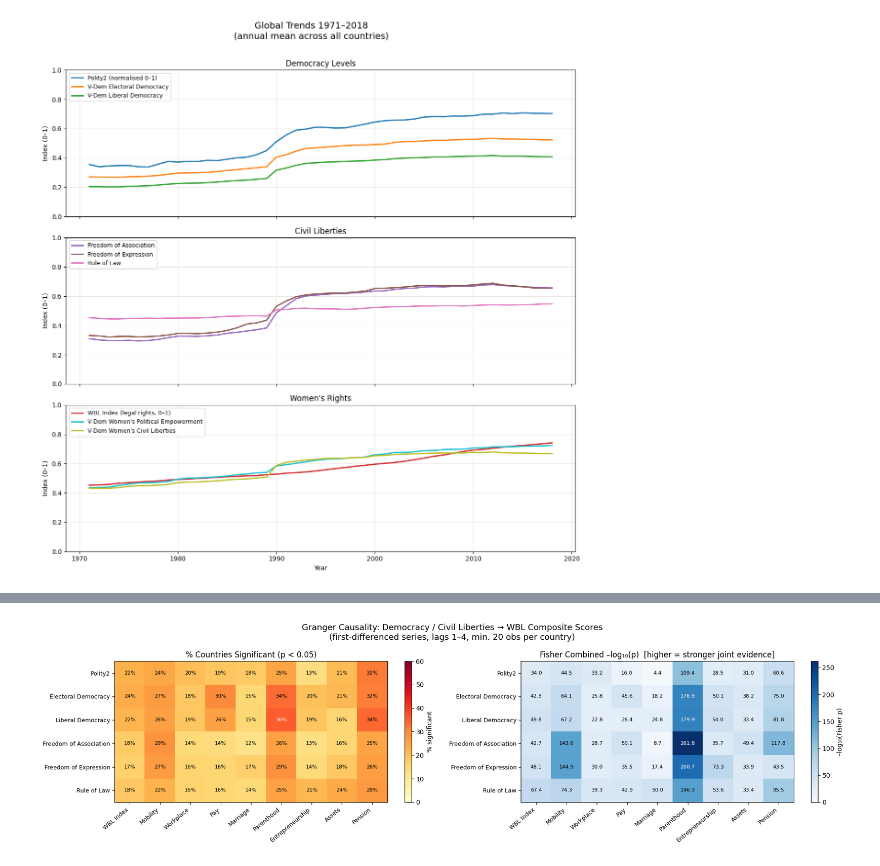
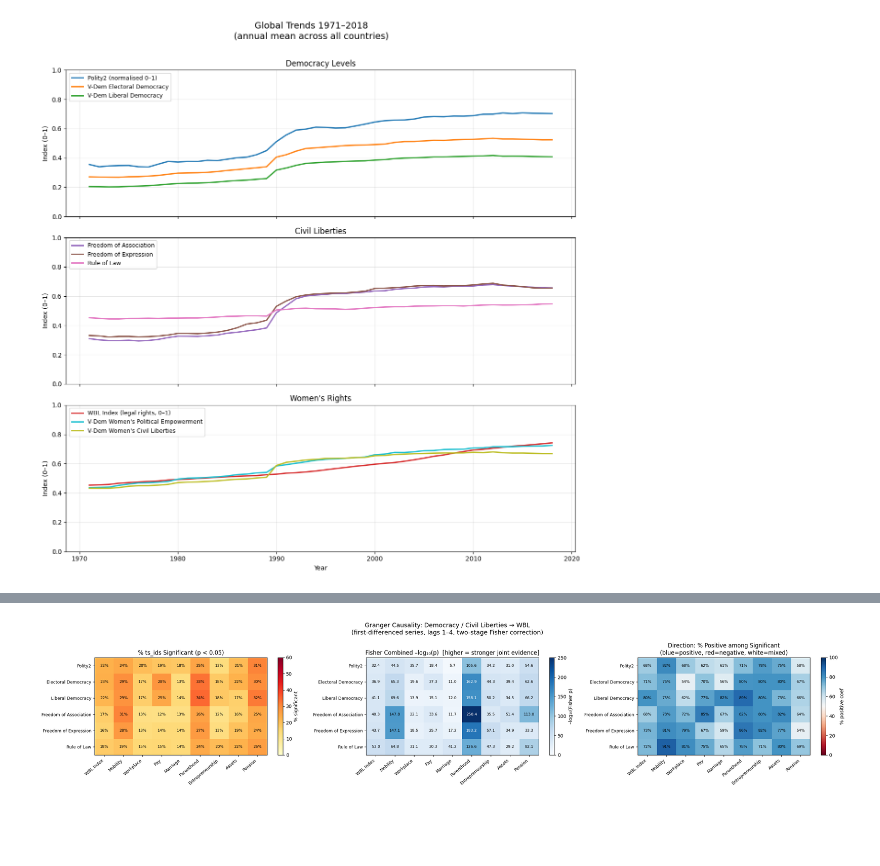
Before and after one commit to damiancalabresi/causal-analysis-democracy-womens-rights, a Jupyter notebook: 04-granger-causality.ipynb, the cells around one changed output, grey strips where cells are left out. Saved outputs shown, nothing was run; the diff lists cells and outputs as text; code cells hidden in the pictures; blank space fills up the shorter version.

Commit message:
Completed Granger Causality analysis

```diff
--- a/04-granger-causality.ipynb
+++ b/04-granger-causality.ipynb
@@ -202,59 +505,73 @@ Name: N countries, dtype: float64
 pred_order = list(predictors.keys())
 tgt_order  = list(wbl_targets.keys())
 
-# ── Heatmap 1: % of countries with p < 0.05 ──────────────────────────────────
+# ── Matrix 1: % of ts_ids with p < 0.05 ──────────────────────────────────────
 pct_matrix = results_df.pivot(index='Predictor', columns='Target', values='% significant (p<0.05)')
 pct_matrix = pct_matrix.reindex(index=pred_order, columns=tgt_order)
 
-# ── Heatmap 2: Fisher combined p-value (–log10 scale) ────────────────────────
+# ── Matrix 2: Fisher combined p-value (–log10 scale) ─────────────────────────
 fisher_matrix = results_df.pivot(index='Predictor', columns='Target', values='Fisher p-value')
 fisher_matrix = fisher_matrix.reindex(index=pred_order, columns=tgt_order)
 log_fisher    = -np.log10(fisher_matrix.clip(lower=1e-300))
 
-fig, axes = plt.subplots(1, 2, figsize=(18, 5))
+# ── Matrix 3: % positive among significant ts_ids ──────────────────────���─────
+# Values near 100% = relationship is consistently positive (democracy ↑ → WBL ↑)
+# Values near   0% = relationship is consistently negative (democracy ↑ → WBL ↓)
+# Values near  50% = mixed — direction varies across countries
+dir_matrix = results_df.pivot(index='Predictor', columns='Target', values='% positive (of sig)')
+dir_matrix = dir_matrix.reindex(index=pred_order, columns=tgt_order)
+
+fig, axes = plt.subplots(1, 3, figsize=(24, 5))
 fig.suptitle(
-    'Granger Causality: Democracy / Civil Liberties → WBL Composite Scores\n'
-    '(first-differenced series, lags 1–4, min. 20 obs per country)',
+    'Granger Causality: Democracy / Civil Liberties → WBL\n'
+    '(first-differenced series, lags 1–4, two-stage Fisher correction)',
     fontsize=13
 )
 
-import matplotlib.colors as mcolors
-
-# Panel A – % countries significant
+# Panel A – % ts_ids significant
 im1 = axes[0].imshow(pct_matrix.values, aspect='auto', cmap='YlOrRd', vmin=0, vmax=60)
-axes[0].set_xticks(range(len(tgt_order)))
-axes[0].set_xticklabels(tgt_order, rotation=40, ha='right', fontsize=9)
-axes[0].set_yticks(range(len(pred_order)))
-axes[0].set_yticklabels(pred_order, fontsize=9)
-axes[0].set_title('% Countries Significant (p < 0.05)')
+axes[0].set_xticks(range(len(tgt_order)));  axes[0].set_xticklabels(tgt_order, rotation=40, ha='right', fontsize=9)
+axes[0].set_yticks(range(len(pred_order))); axes[0].set_yticklabels(pred_order, fontsize=9)
+axes[0].set_title('% ts_ids Significant (p < 0.05)')
 for i in range(len(pred_order)):
     for j in range(len(tgt_order)):
         v = pct_matrix.values[i, j]
         if not np.isnan(v):
             axes[0].text(j, i, f'{v:.0f}%', ha='center', va='center', fontsize=8,
                          color='black' if v < 35 else 'white')
 plt.colorbar(im1, ax=axes[0], label='% significant')
 
 # Panel B – Fisher combined –log10(p)
 im2 = axes[1].imshow(log_fisher.values, aspect='auto', cmap='Blues', vmin=0)
-axes[1].set_xticks(range(len(tgt_order)))
-axes[1].set_xticklabels(tgt_order, rotation=40, ha='right', fontsize=9)
-axes[1].set_yticks(range(len(pred_order)))
-axes[1].set_yticklabels(pred_order, fontsize=9)
+axes[1].set_xticks(range(len(tgt_order)));  axes[1].set_xticklabels(tgt_order, rotation=40, ha='right', fontsize=9)
+axes[1].set_yticks(range(len(pred_order))); axes[1].set_yticklabels(pred_order, fontsize=9)
 axes[1].set_title('Fisher Combined –log₁₀(p)  [higher = stronger joint evidence]')
 for i in range(len(pred_order)):
     for j in range(len(tgt_order)):
         v = log_fisher.values[i, j]
         if not np.isnan(v):
             axes[1].text(j, i, f'{v:.1f}', ha='center', va='center', fontsize=8,
                          color='black' if v < log_fisher.values.max() * 0.6 else 'white')
 plt.colorbar(im2, ax=axes[1], label='–log₁₀(Fisher p)')
 
+# Panel C – % positive direction among significant
+# Diverging colormap centred at 50%: red = mostly negative, blue = mostly positive
+im3 = axes[2].imshow(dir_matrix.values, aspect='auto', cmap='RdBu', vmin=0, vmax=100)
+axes[2].set_xticks(range(len(tgt_order)));  axes[2].set_xticklabels(tgt_order, rotation=40, ha='right', fontsize=9)
+axes[2].set_yticks(range(len(pred_order))); axes[2].set_yticklabels(pred_order, fontsize=9)
+axes[2].set_title('Direction: % Positive among Significant\n(blue=positive, red=negative, white=mixed)')
+for i in range(len(pred_order)):
+    for j in range(len(tgt_order)):
+        v = dir_matrix.values[i, j]
+        if not np.isnan(v):
+            axes[2].text(j, i, f'{v:.0f}%', ha='center', va='center', fontsize=8, color='black')
+plt.colorbar(im3, ax=axes[2], label='% positive coef')
+
 plt.tight_layout()
-plt.savefig('granger_heatmap.png', dpi=150, bbox_inches='tight')
+plt.savefig('images/granger_heatmap.png', dpi=150, bbox_inches='tight')
 plt.show()
 # %% [output]
-[figure, old version]
+[figure, new version]
 # %%
 # Aggregate across all predictors to rank WBL targets by predictability
 by_target = results_df.groupby('Target').agg(
```
Also changed, not shown: parts of 23 cells of this notebook, 17 other files.
